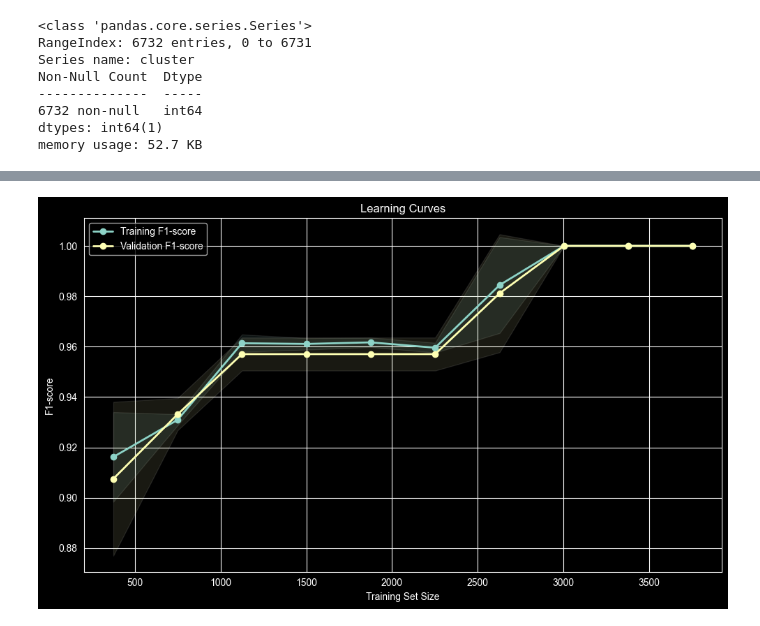
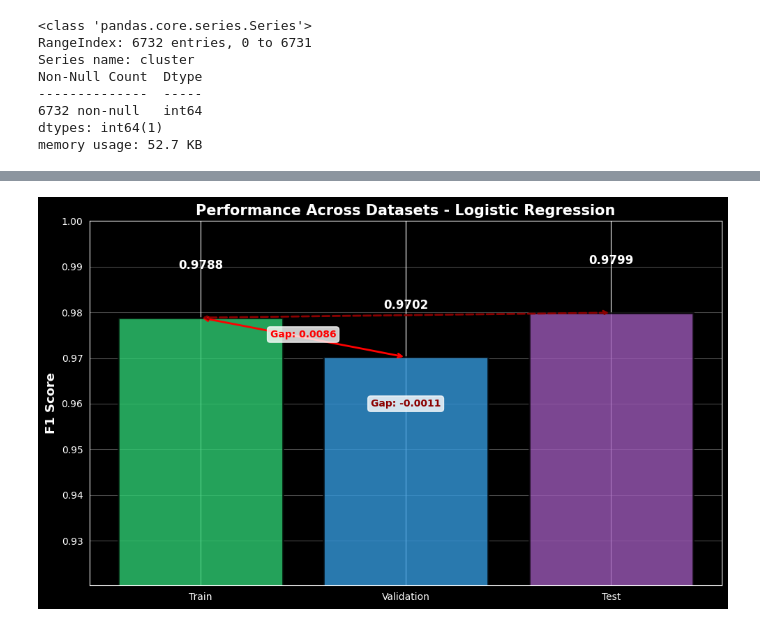
Before and after one commit to dhimooTn/BI-Project, a Jupyter notebook: ml/classification/class.ipynb, the cells around one changed output, grey strips where cells are left out. Drawn from its saved outputs; the diff is of its cells as text; code cells hidden in the pictures.

```diff
--- a/ml/classification/class.ipynb
+++ b/ml/classification/class.ipynb
@@ -231,9 +199,11 @@ models = {
 # %%
-models = {
-    "Logistic Regression": LogisticRegression(max_iter=1000),
-    "Random Forest": RandomForestClassifier(n_estimators=200, random_state=42),
-    "SVM": SVC(kernel="rbf"),
-    "KNN": KNeighborsClassifier(n_neighbors=5),
-    "Gradient Boosting": GradientBoostingClassifier(random_state=42)
-}
+# ============================================================================
+# LOGISTIC REGRESSION MODEL
+# ============================================================================
+model = LogisticRegression(
+    max_iter=1000,
+    C=0.1,
+    solver="lbfgs",
+    random_state=42
+)
 # %%
@@ -416,38 +427,48 @@ TEST 6: FEATURE IMPORTANCE ANALYSIS
 # %%
 # ============================================================================
-# TEST 7: LEARNING CURVES
+# 📊 VISUALISATION 2: TRAIN/VAL/TEST PERFORMANCE
 # ============================================================================
-print("="*80)
-print("TEST 7: LEARNING CURVES")
-print("="*80)
+import matplotlib.pyplot as plt
+from matplotlib import rcParams
 
-train_sizes, train_scores, val_scores = learning_curve(
-    final_pipeline, X_train, y_train,
-    train_sizes=np.linspace(0.1, 1.0, 10),
-    cv=5,
-    scoring='f1_weighted',
-    n_jobs=-1
-)
+# Use a font that supports emojis (or remove emoji from title)
+rcParams['font.family'] = 'DejaVu Sans'
 
-plt.figure(figsize=(10, 6))
-plt.plot(train_sizes, train_scores.mean(axis=1), 'o-', label='Training F1-score', linewidth=2)
-plt.plot(train_sizes, val_scores.mean(axis=1), 'o-', label='Validation F1-score', linewidth=2)
-plt.fill_between(train_sizes,
-                  train_scores.mean(axis=1) - train_scores.std(axis=1),
-                  train_scores.mean(axis=1) + train_scores.std(axis=1),
-                  alpha=0.1)
-plt.fill_between(train_sizes,
-                  val_scores.mean(axis=1) - val_scores.std(axis=1),
-                  val_scores.mean(axis=1) + val_scores.std(axis=1),
-                  alpha=0.1)
-plt.xlabel('Training Set Size')
-plt.ylabel('F1-score')
-plt.title('Learning Curves')
-plt.legend(loc='best')
-plt.grid(True)
+fig, ax = plt.subplots(figsize=(10, 6))
+
+datasets = ['Train', 'Validation', 'Test']
+scores = [train_f1, val_f1, test_f1]
+colors_perf = ['#2ecc71', '#3498db', '#9b59b6']
+
+bars = ax.bar(datasets, scores, color=colors_perf, alpha=0.8, edgecolor='black', linewidth=2)
+
+ax.set_ylabel('F1 Score', fontsize=13, fontweight='bold')
+ax.set_title('Performance Across Datasets - Logistic Regression', fontsize=15, fontweight='bold')
+ax.set_ylim([min(scores) - 0.05, 1.0])
+ax.grid(axis='y', alpha=0.3)
+
+# Add value labels and gap annotations
+for i, (bar, score) in enumerate(zip(bars, scores)):
+    height = bar.get_height()
+    ax.text(bar.get_x() + bar.get_width()/2., height + 0.01,
+           f'{score:.4f}', ha='center', va='bottom', fontsize=12, fontweight='bold')
+
+# Add gap annotations
+train_val_gap = train_f1 - val_f1
+train_test_gap = train_f1 - test_f1
+
+ax.annotate('', xy=(0, train_f1), xytext=(1, val_f1),
+           arrowprops=dict(arrowstyle='<->', color='red', lw=2))
+ax.text(0.5, (train_f1 + val_f1) / 2, f'Gap: {train_val_gap:.4f}',
+       ha='center', fontsize=10, color='red', fontweight='bold',
+       bbox=dict(boxstyle='round', facecolor='white', alpha=0.8))
+
+ax.annotate('', xy=(0, train_f1), xytext=(2, test_f1),
+           arrowprops=dict(arrowstyle='<->', color='darkred', lw=2, linestyle='--'))
+ax.text(1, (train_f1 + test_f1) / 2 - 0.02, f'Gap: {train_test_gap:.4f}',
+       ha='center', fontsize=10, color='darkred', fontweight='bold',
+       bbox=dict(boxstyle='round', facecolor='white', alpha=0.8))
+
 plt.tight_layout()
 plt.show()
-
-print("✓ Learning curves generated")
-print("\n" + "="*80 + "\n")
 # %% [output]
@@ -457 +475 @@ TEST 7: LEARNING CURVES
-[figure, old version]
+[figure, new version]
```
Also changed, not shown: parts of 24 cells of this notebook, 12 other files.
